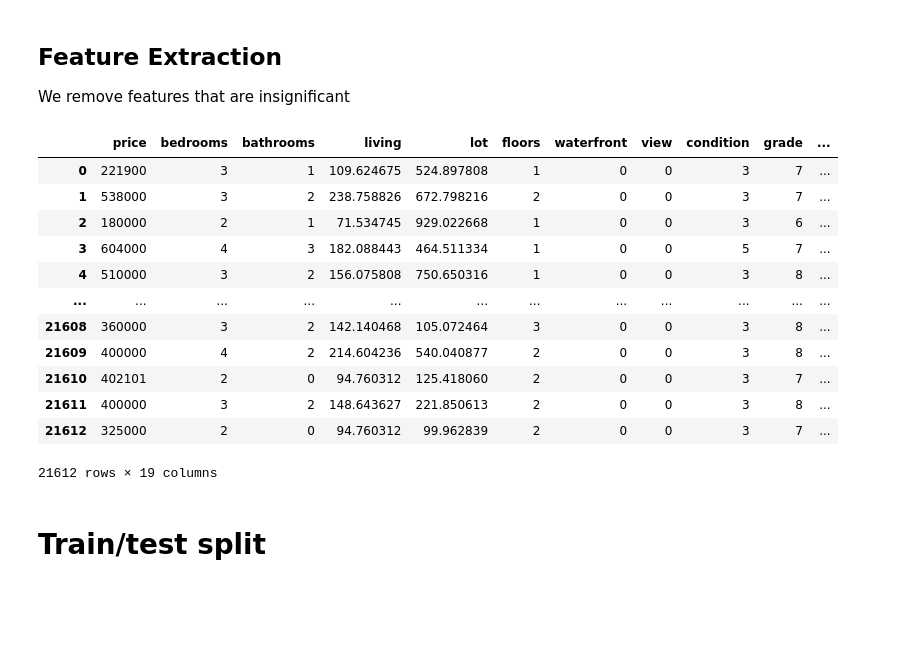
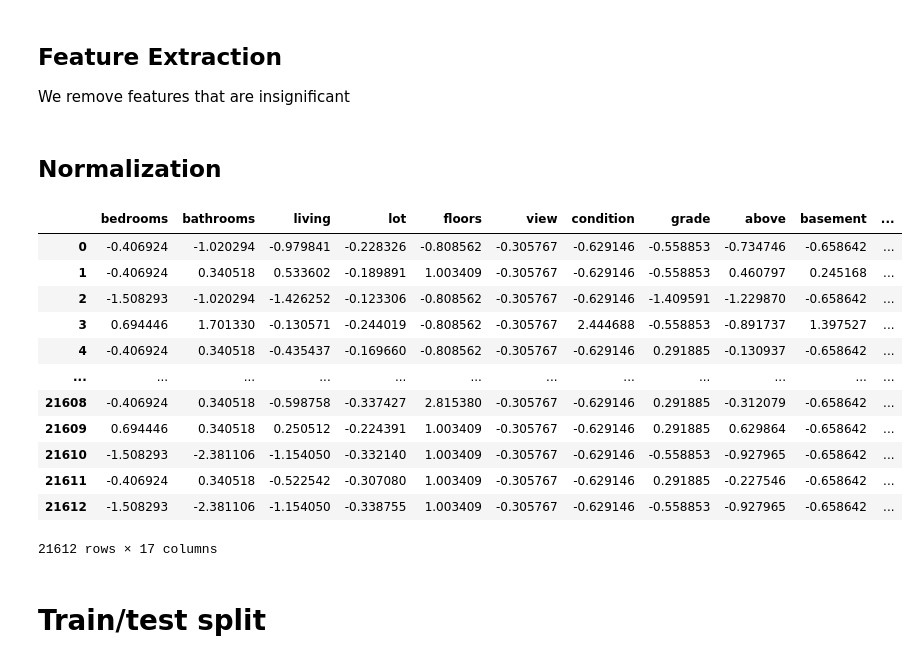
Before and after one commit to kanawanttotimetravel/house-price-prediction, a Jupyter notebook: preprocessing.ipynb, the cells around one changed output. Cells and saved outputs as stored; diff of their text form; code cells hidden in the pictures; blank space fills up the shorter version.

Commit message:
update preprocessing

```diff
--- a/preprocessing.ipynb
+++ b/preprocessing.ipynb
@@ -275,22 +280,30 @@ We remove features that are insignificant
 # %%
 # Drop columns
 house_data = house_data.drop(['id','date'], axis=1)
-# %%
-house_data
-# %% [output]
-|  | price | bedrooms | bathrooms | living | lot | floors | waterfront | view | condition | grade | ... |
-| 0 | 221900 | 3 | 1 | 109.624675 | 524.897808 | 1 | 0 | 0 | 3 | 7 | ... |
-| 1 | 538000 | 3 | 2 | 238.758826 | 672.798216 | 2 | 0 | 0 | 3 | 7 | ... |
-| 2 | 180000 | 2 | 1 | 71.534745 | 929.022668 | 1 | 0 | 0 | 3 | 6 | ... |
-| 3 | 604000 | 4 | 3 | 182.088443 | 464.511334 | 1 | 0 | 0 | 5 | 7 | ... |
-| 4 | 510000 | 3 | 2 | 156.075808 | 750.650316 | 1 | 0 | 0 | 3 | 8 | ... |
-| ... | ... | ... | ... | ... | ... | ... | ... | ... | ... | ... | ... |
-| 21608 | 360000 | 3 | 2 | 142.140468 | 105.072464 | 3 | 0 | 0 | 3 | 8 | ... |
-| 21609 | 400000 | 4 | 2 | 214.604236 | 540.040877 | 2 | 0 | 0 | 3 | 8 | ... |
-| 21610 | 402101 | 2 | 0 | 94.760312 | 125.418060 | 2 | 0 | 0 | 3 | 7 | ... |
-| 21611 | 400000 | 3 | 2 | 148.643627 | 221.850613 | 2 | 0 | 0 | 3 | 8 | ... |
-| 21612 | 325000 | 2 | 0 | 94.760312 | 99.962839 | 2 | 0 | 0 | 3 | 7 | ... |
-21612 rows × 19 columns
+# %% [markdown]
+## Normalization
+# %%
+features = house_data.loc[:,(house_data.columns != 'price') & (house_data.columns != 'waterfront')].columns
+# %%
+from sklearn.preprocessing import StandardScaler
+scaler = StandardScaler()
+# %%
+house_data[features] = scaler.fit_transform(house_data[features])
+house_data[features]
+# %% [output]
+|  | bedrooms | bathrooms | living | lot | floors | view | condition | grade | above | basement | ... |
+| 0 | -0.406924 | -1.020294 | -0.979841 | -0.228326 | -0.808562 | -0.305767 | -0.629146 | -0.558853 | -0.734746 | -0.658642 | ... |
+| 1 | -0.406924 | 0.340518 | 0.533602 | -0.189891 | 1.003409 | -0.305767 | -0.629146 | -0.558853 | 0.460797 | 0.245168 | ... |
+| 2 | -1.508293 | -1.020294 | -1.426252 | -0.123306 | -0.808562 | -0.305767 | -0.629146 | -1.409591 | -1.229870 | -0.658642 | ... |
+| 3 | 0.694446 | 1.701330 | -0.130571 | -0.244019 | -0.808562 | -0.305767 | 2.444688 | -0.558853 | -0.891737 | 1.397527 | ... |
+| 4 | -0.406924 | 0.340518 | -0.435437 | -0.169660 | -0.808562 | -0.305767 | -0.629146 | 0.291885 | -0.130937 | -0.658642 | ... |
+| ... | ... | ... | ... | ... | ... | ... | ... | ... | ... | ... | ... |
+| 21608 | -0.406924 | 0.340518 | -0.598758 | -0.337427 | 2.815380 | -0.305767 | -0.629146 | 0.291885 | -0.312079 | -0.658642 | ... |
+| 21609 | 0.694446 | 0.340518 | 0.250512 | -0.224391 | 1.003409 | -0.305767 | -0.629146 | 0.291885 | 0.629864 | -0.658642 | ... |
+| 21610 | -1.508293 | -2.381106 | -1.154050 | -0.332140 | 1.003409 | -0.305767 | -0.629146 | -0.558853 | -0.927965 | -0.658642 | ... |
+| 21611 | -0.406924 | 0.340518 | -0.522542 | -0.307080 | 1.003409 | -0.305767 | -0.629146 | 0.291885 | -0.227546 | -0.658642 | ... |
+| 21612 | -1.508293 | -2.381106 | -1.154050 | -0.338755 | 1.003409 | -0.305767 | -0.629146 | -0.558853 | -0.927965 | -0.658642 | ... |
+21612 rows × 17 columns
 # %% [markdown]
 # Train/test split
 # %%
```
Also changed, not shown: parts of 1 cell of this notebook, 2 other files.
